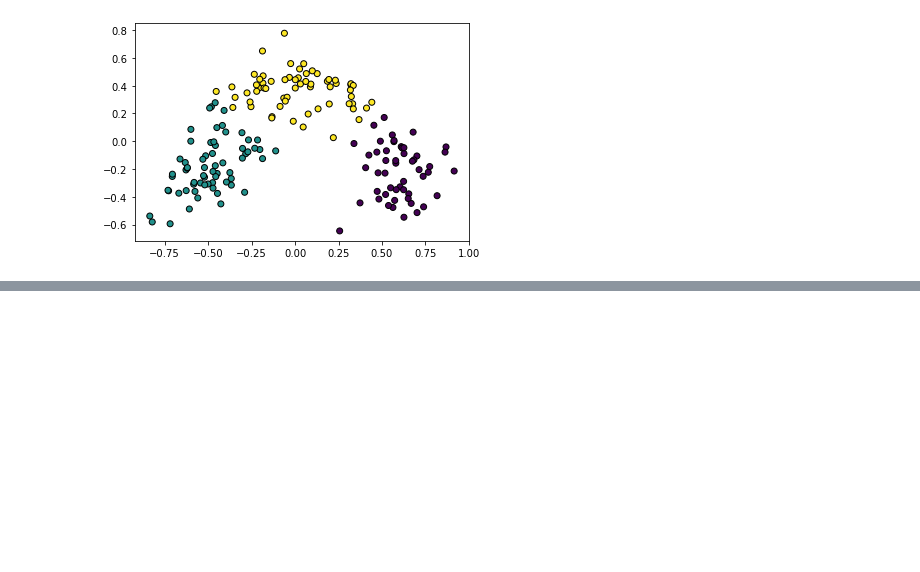
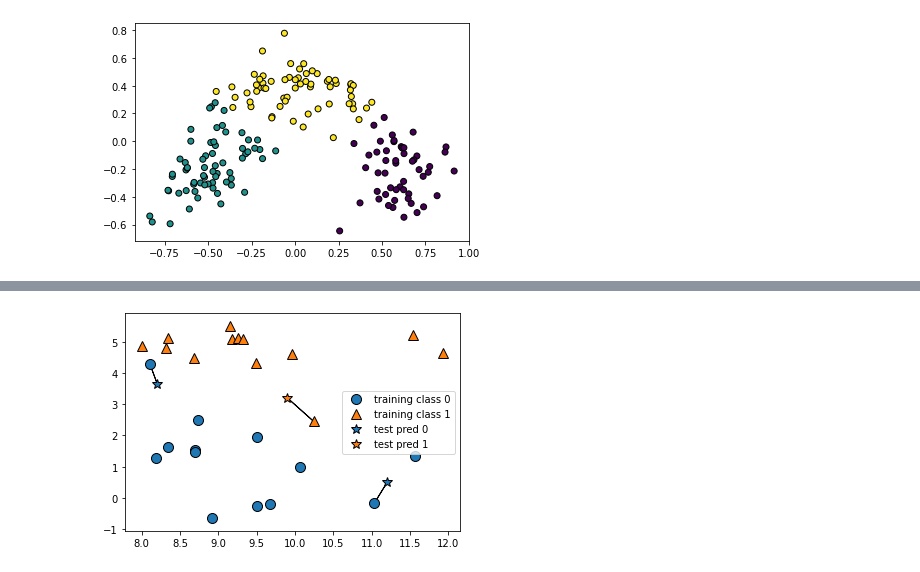
Before and after one commit to Jemin-Heo/Daegu-ai-web-public, a Jupyter notebook: preprocessor.ipynb, the cells around one changed output, grey strips where cells are left out. Saved outputs shown, nothing was run; the diff lists cells and outputs as text; code cells hidden in the pictures; blank space fills up the shorter version.

```diff
--- a/preprocessor.ipynb
+++ b/preprocessor.ipynb
@@ -479,0 +589,5 @@ plt.scatter(data[:,0],data[:,1],c=cluster,
+# %%
+mglearn.plots.plot_knn_classification(n_neighbors=1)
+# 최근접 알고리즘이 어떻게 작동하는지 보여주는 그림
+# %% [output]
+[figure, added]
```
Also changed, not shown: parts of 43 cells of this notebook.
